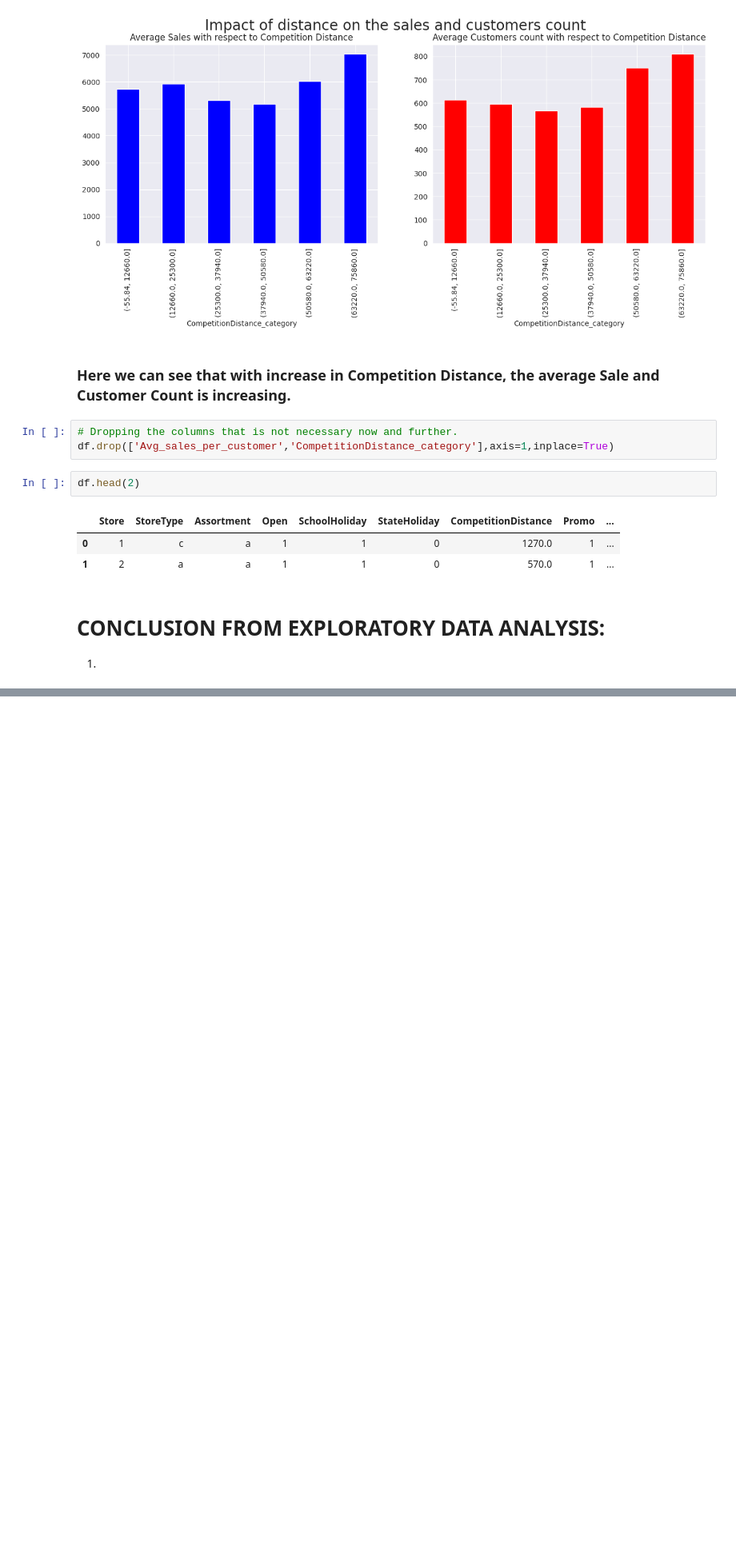
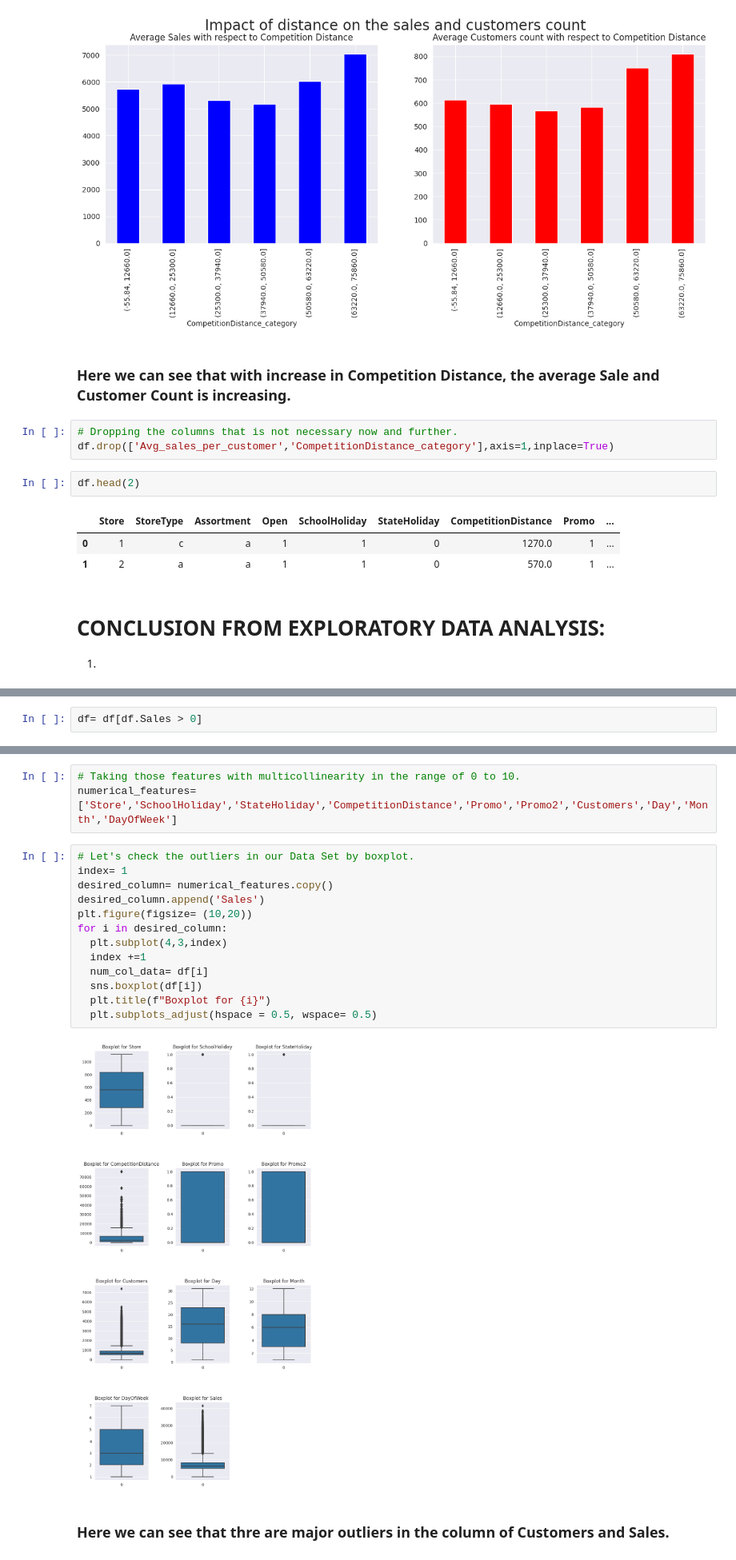
Before and after one commit to diptiranjan1998/Regression-Analysis-on-Retail-Sales-Prediction, a Jupyter notebook: Retail_sales_prediction.ipynb, the cells around one changed output, grey strips where cells are left out. Shown at 80% size. Cells and saved outputs as stored; diff of their text form; blank space fills up the shorter version.

```diff
--- a/Retail_sales_prediction.ipynb
+++ b/Retail_sales_prediction.ipynb
@@ -628,0 +652,2 @@ df.head(2)
+# %%
+df= df[df.Sales > 0]
@@ -628,0 +715,20 @@ df.head(2)
+# %%
+# Taking those features with multicollinearity in the range of 0 to 10.
+numerical_features= ['Store','SchoolHoliday','StateHoliday','CompetitionDistance','Promo','Promo2','Customers','Day','Month','DayOfWeek']
+# %%
+# Let's check the outliers in our Data Set by boxplot.
+index= 1
+desired_column= numerical_features.copy()
+desired_column.append('Sales')
+plt.figure(figsize= (10,20))
+for i in desired_column:
+  plt.subplot(4,3,index)
+  index +=1
+  num_col_data= df[i]
+  sns.boxplot(df[i])
+  plt.title(f"Boxplot for {i}")
+  plt.subplots_adjust(hspace = 0.5, wspace= 0.5)
+# %% [output]
+[figure, added]
+# %% [markdown]
+### Here we can see that thre are major outliers in the column of Customers and Sales.
```
Also changed, not shown: parts of 22 cells of this notebook.
